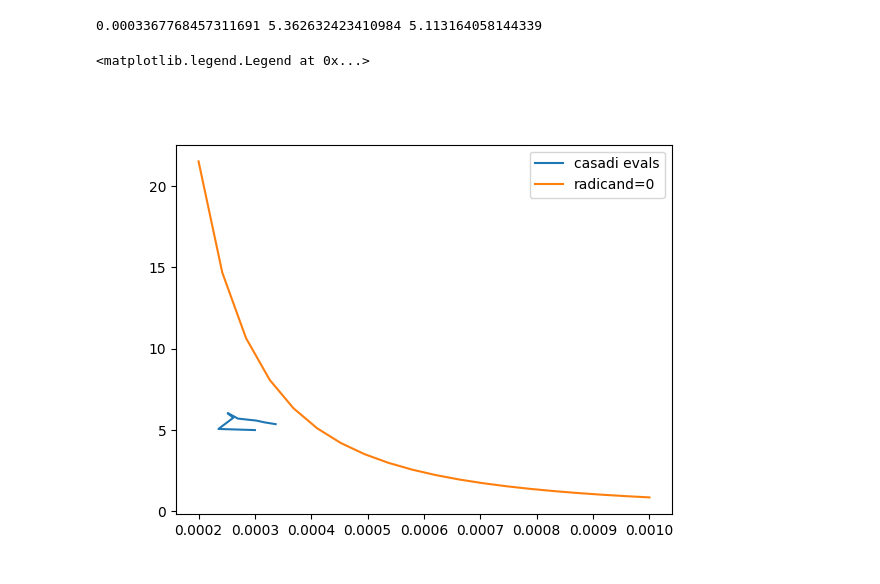
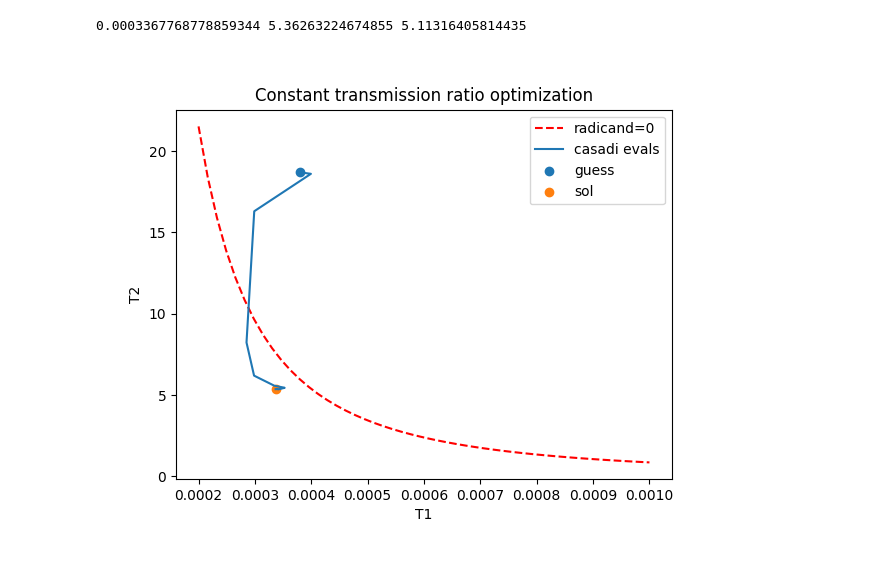
Before and after one commit to NovelMobileRobotsLab/pinto-squirrel, a Jupyter notebook: SEA/ana_casadi2.ipynb, the cells around one changed output. Saved outputs shown, nothing was run; the diff lists cells and outputs as text; code cells hidden in the pictures.

```diff
--- a/SEA/ana_casadi2.ipynb
+++ b/SEA/ana_casadi2.ipynb
@@ -126,26 +134,42 @@ print(sol.value(T1), sol.value(T2), sol.value(v_l))
-# %%
-plt.close('a')
-
-print(sol.value(T1), sol.value(T2), sol.value(v_l))
-
-log = np.array(log)
-T1s = log[:,0]
-T2s = log[:,1]
-v_ls = log[:,2]
-
-plt.figure()
-plt.plot(T1s, T2s, label='casadi evals')
-
-testlog = []
-for _T1test in np.linspace(0.0002, 0.001, 20):
-    # T1**4*T2**2*k**2*m_l**2*omega_max**2 - 4*k*m_l*tau_max**2 = 0
-    # 4*k*m_l*tau_max**2 = T1**4*T2**2*k**2*m_l**2*omega_max**2
-    T2_test = sqrt(4*k*m_l*tau_max**2 / (_T1test**4*k**2*m_l**2*omega_max**2))
-    testlog.append((_T1test, T2_test))
-testlog = np.array(testlog)
-plt.plot(testlog[:,0], testlog[:,1], label='radicand=0')
-plt.legend()
-# %% [output]
-0.0003367768457311691 5.362632423410984 5.113164058144339
-<matplotlib.legend.Legend at 0x...>
-[figure, removed]
+# %%
+opti.set_initial(T1, np.random.uniform(1e-6, 0.001))
+opti.set_initial(T2, np.random.uniform(1e-6, 20))
+
+log = []
+opti.callback(lambda i: log.append((opti.debug.value(T1), opti.debug.value(T2), opti.debug.value(v_l))))
+
+opts = {'ipopt.print_level':0, 'print_time':0}
+
+opti.solver('ipopt', opts)
+sol = opti.solve()
+
+plt.close('a')
+
+log = np.array(log)
+T1s = log[:,0]
+T2s = log[:,1]
+v_ls = log[:,2]
+
+plt.figure()
+
+initial_T1 = opti.debug.value(T1)
+
+
+testlog = []
+for _T1test in np.linspace(0.0002, 0.001, 50):
+    T2_test = sqrt(4*k*m_l*tau_max**2 / (_T1test**4*k**2*m_l**2*omega_max**2))
+    testlog.append((_T1test, T2_test))
+testlog = np.array(testlog)
+plt.plot(testlog[:,0], testlog[:,1], 'r--', label='radicand=0')
+plt.plot(T1s, T2s, label='casadi evals')
+plt.scatter(opti.debug.value(T1,opti.initial()), opti.debug.value(T2,opti.initial()), label='guess')
+plt.scatter(sol.value(T1), sol.value(T2), label='sol')
+plt.legend()
+plt.xlabel("T1")
+plt.ylabel("T2")
+plt.title("Constant transmission ratio optimization")
+
+print(sol.value(T1), sol.value(T2), sol.value(v_l))
+# %% [output]
+0.0003367768778859344 5.36263224674855 5.11316405814435
+[figure, added]
```
Also changed, not shown: parts of 3 cells of this notebook, 1 other file.
